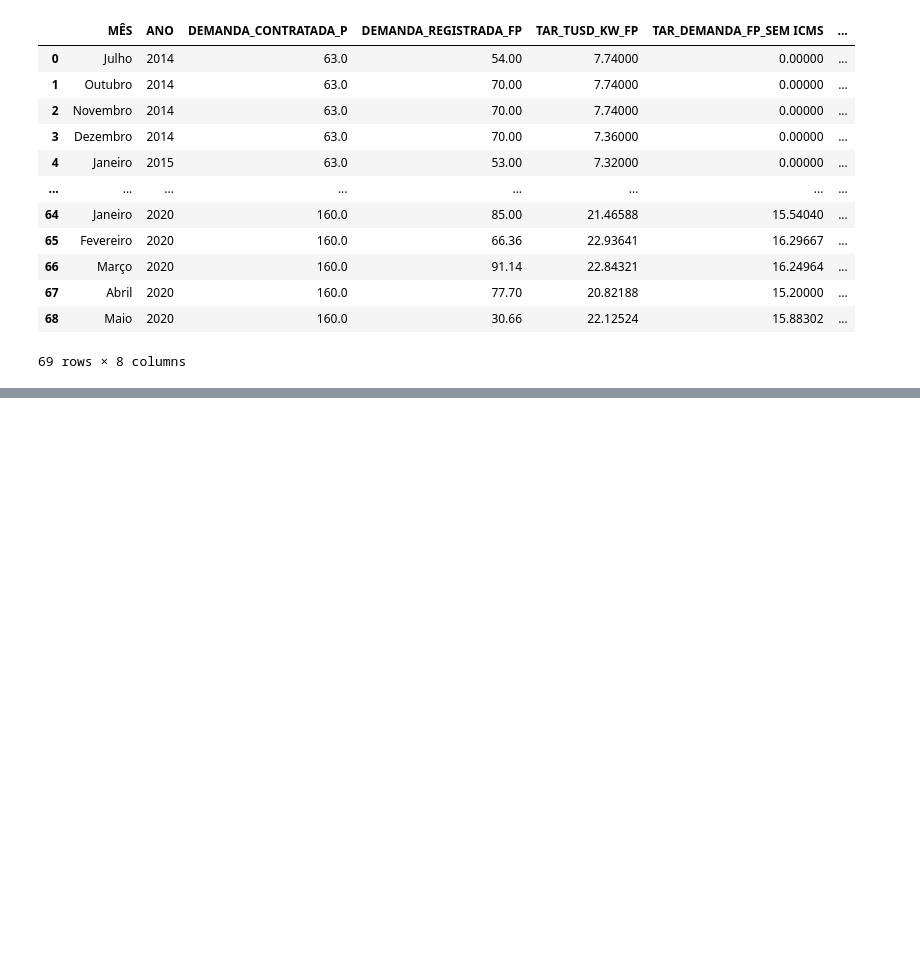
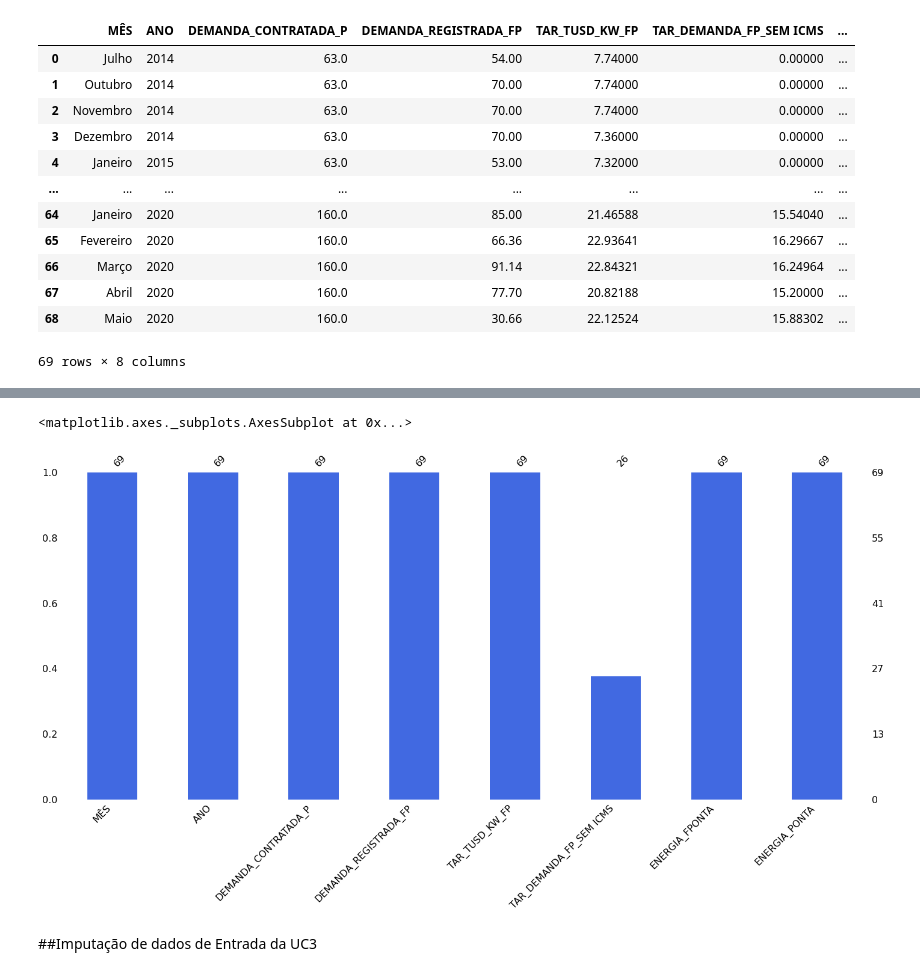
Before and after one commit to byronacunia/UFCA_estudo_mercado_livre, a Jupyter notebook: UFCA.ipynb, the cells around one changed output, grey strips where cells are left out. Saved outputs shown, nothing was run; the diff lists cells and outputs as text; code cells hidden in the pictures; blank space fills up the shorter version.

```diff
--- a/UFCA.ipynb
+++ b/UFCA.ipynb
@@ -229,0 +255,7 @@ dadosUC2
+# %%
+msno.bar(dadosUC3, color="RoyalBlue")
+# %% [output]
+<matplotlib.axes._subplots.AxesSubplot at 0x...>
+[figure, added]
+# %% [markdown]
+##Imputação de dados de Entrada da UC3
```
Also changed, not shown: parts of 19 cells of this notebook.
